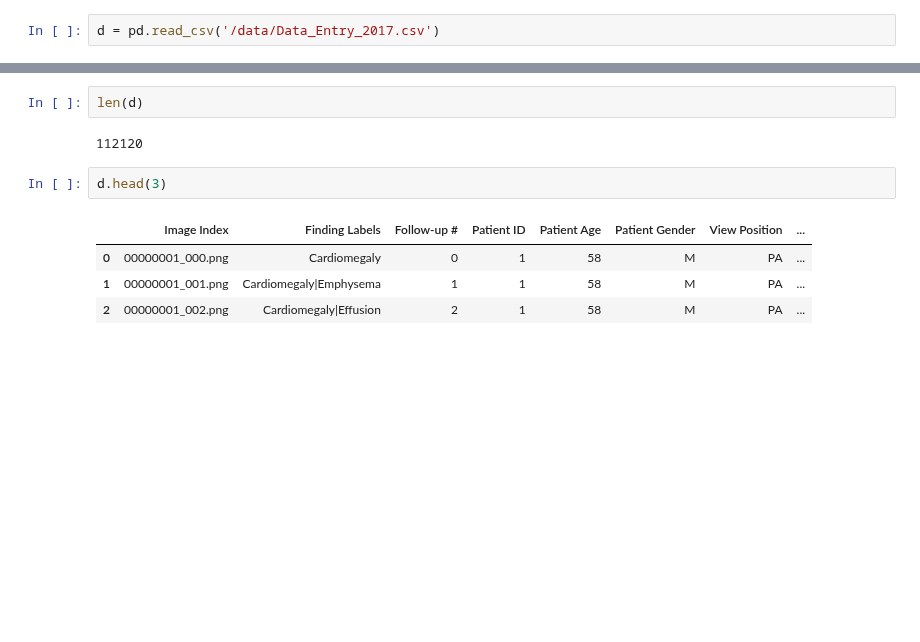
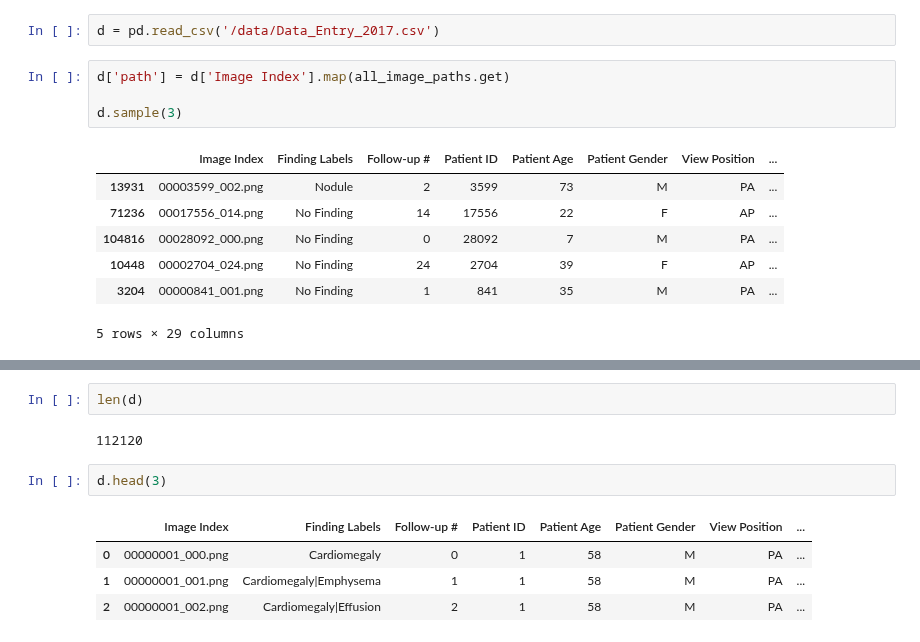
Before and after one commit to Francodo/Build-and-Train-AI-ML-Models-for-Healthcare--Pneumonia-Detection, a Jupyter notebook: Build and train model.ipynb, the cells around one changed output, grey strips where cells are left out. Cells and saved outputs as stored; diff of their text form; blank space fills up the shorter version.

```diff
--- a/Build and train model.ipynb
+++ b/Build and train model.ipynb
@@ -52,5 +52,17 @@ Scans found: 112120 , Total Headers 112120
 # %%
 d = pd.read_csv('/data/Data_Entry_2017.csv')
+# %%
+d['path'] = d['Image Index'].map(all_image_paths.get)
+
+d.sample(3)
+# %% [output]
+|  | Image Index | Finding Labels | Follow-up # | Patient ID | Patient Age | Patient Gender | View Position | ... |
+| 13931 | 00003599_002.png | Nodule | 2 | 3599 | 73 | M | PA | ... |
+| 71236 | 00017556_014.png | No Finding | 14 | 17556 | 22 | F | AP | ... |
+| 104816 | 00028092_000.png | No Finding | 0 | 28092 | 7 | M | PA | ... |
+| 10448 | 00002704_024.png | No Finding | 24 | 2704 | 39 | F | AP | ... |
+| 3204 | 00000841_001.png | No Finding | 1 | 841 | 35 | M | PA | ... |
+5 rows × 29 columns
 # %%
 ## Here you may want to create some extra columns in your table with binary indicators of certain diseases
 ## rather than working directly with the 'Finding Labels' column
```
Also changed, not shown: parts of 9 cells of this notebook.
